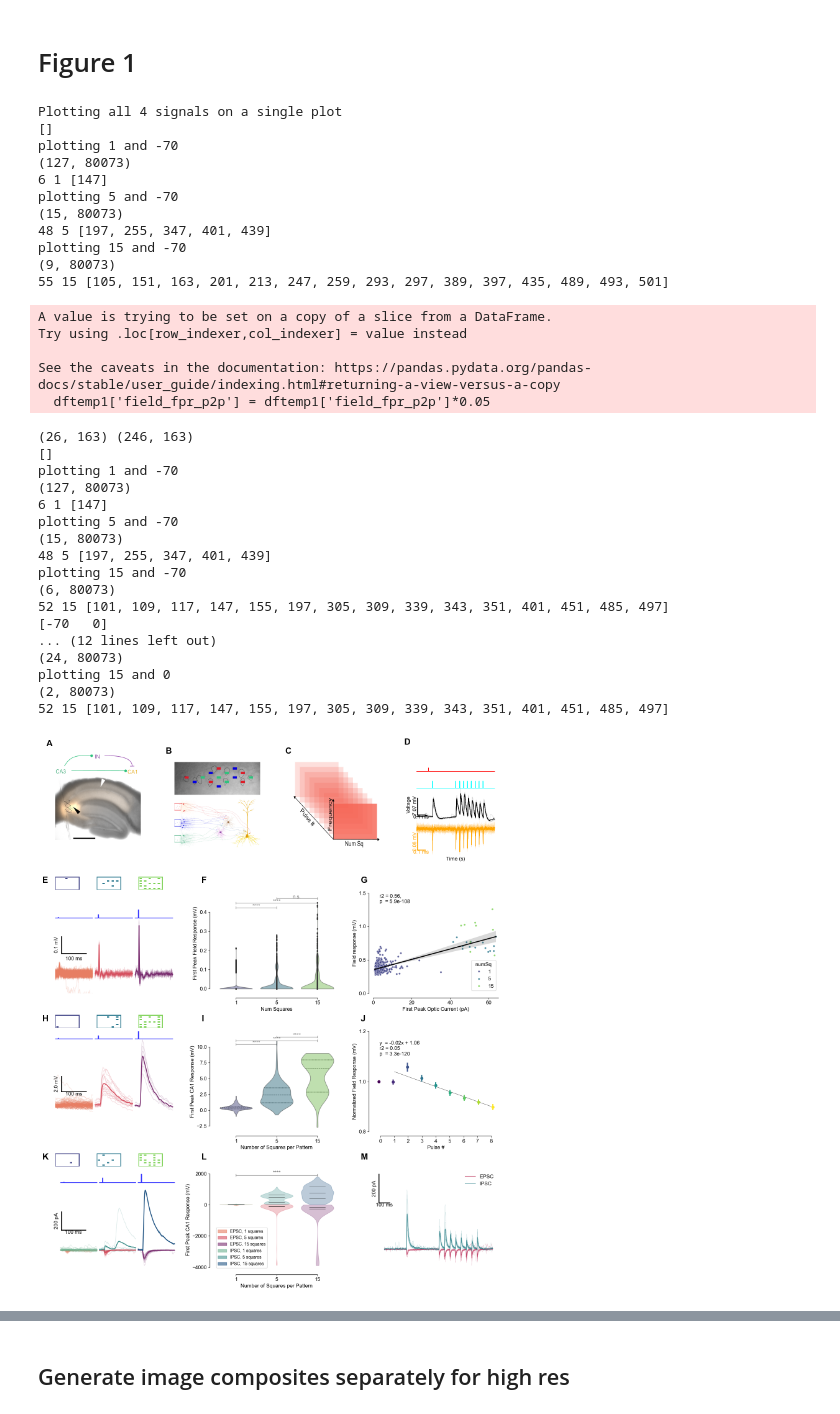
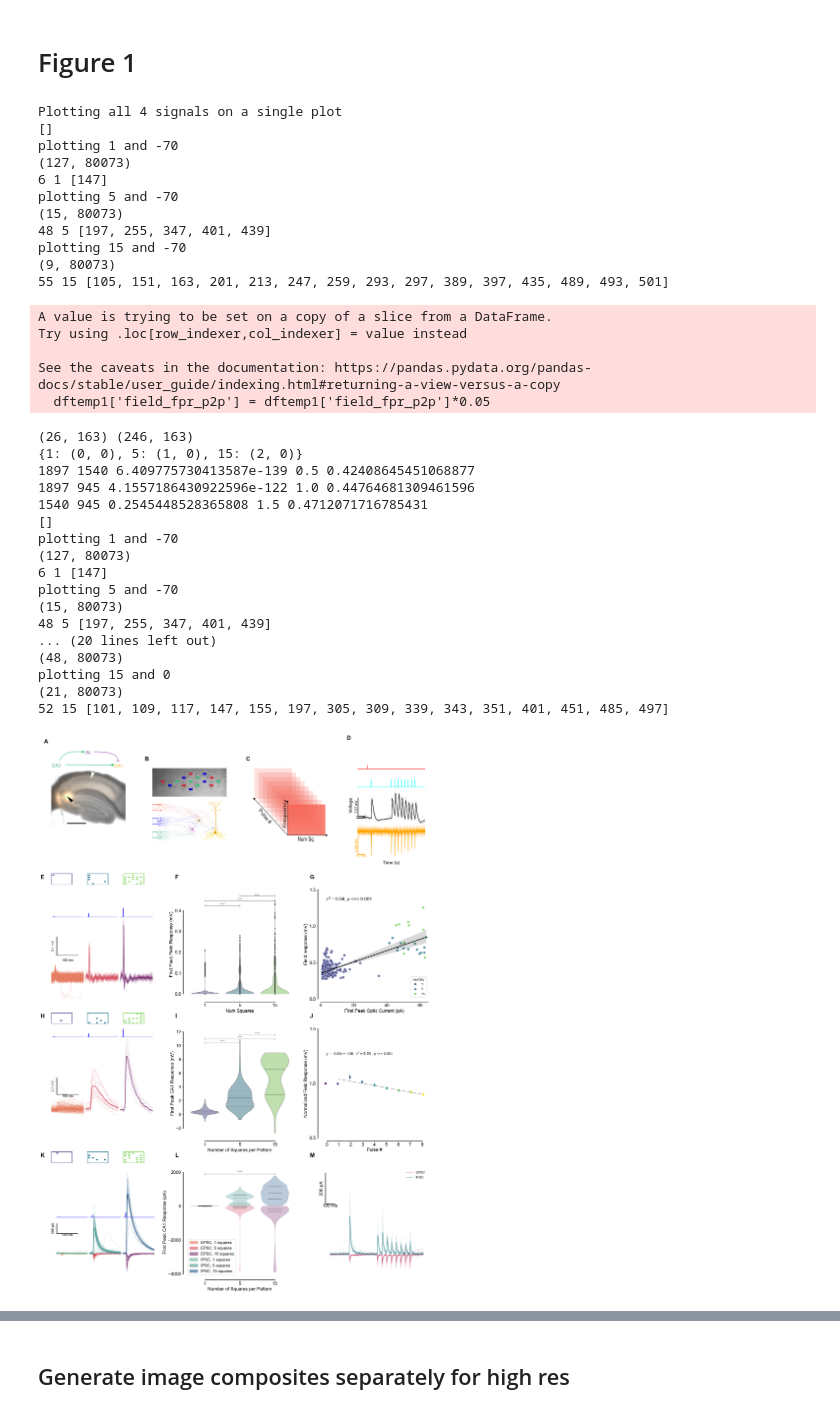
Before and after one commit to AdityaAsopa/Analysis, a Jupyter notebook: Figure1.ipynb, the cells around one changed output, grey strips where cells are left out. Saved outputs shown, nothing was run; the diff lists cells and outputs as text; code cells hidden in the pictures.

Commit message:
paper figures biorxiv

```diff
--- a/Figure1.ipynb
+++ b/Figure1.ipynb
@@ -184,7 +184,7 @@ del cc_FS_longdf_slice, vc_FS_longdf_slice
 # Figure 1 initialization
 plt.close('all')
 # aspect ratio of the figure = 1
-w, h = [15,18]
+w, h = [19,27]
 mosaic = '''
             AAABBBCCCDDD
             EEEEFFFFGGGG
@@ -300,13 +300,13 @@ sns.despine(ax=ax1f, top=True, right=True, left=False, bottom=False, offset=10,
 ax1g.text(-0.1, 1.1, 'G', transform=ax1g.transAxes, size=20, weight='bold')
 dftemp = xc_all_shortdf[ (xc_all_shortdf['cellID']==3161) ]
 # # add scatterplot on ax1f
-sns.scatterplot(data=dftemp, x="cell_fpr_max", y="field_fpr_p2p", hue='numSq', palette=color_squares, ax=ax1g, alpha=0.8, s=20, legend=True)
+sns.scatterplot(data=dftemp, x="cell_fpr_max", y="field_fpr_p2p", hue='numSq', palette=color_squares, ax=ax1g, alpha=0.8, s=75, legend=True)
 # add regression line to the scatterplot
 sns.regplot(data=dftemp, x="cell_fpr_max", y="field_fpr_p2p", ax=ax1g, scatter=False, color='black', ci=95)
 # calculate the correlation coefficient
 resultsCA3 = linregress(dftemp["cell_fpr_max"], dftemp["field_fpr_p2p"])
 # add r2 and p value to the plot as text annotation
-ax1g.text(0.05, 0.9, f"r2 = {resultsCA3.rvalue**2:.2f}, \np  = {resultsCA3.pvalue:.2}", transform=ax1g.transAxes, fontsize=12)
+ax1g.text(0.05, 0.9, fr"$r^2$ = {resultsCA3.rvalue**2:.2f}, p <<< 0.001", transform=ax1g.transAxes, fontsize=16)
 ax1g.set_xlabel('First Peak Optic Current (pA)')
 ax1g.set_ylabel('Field response (mV)')
 # despine
@@ -374,16 +374,30 @@ dftemp = dftemp.dropna(subset=['peaks_field_norm', 'pulse_index'])
 sns.pointplot(data=dftemp, x='pulse_index', y='peaks_field_norm', hue='pulse_index', markersize=5, palette='viridis', dodge=True, ax=ax1j, errorbar=('ci', 95), zorder=3)
 
 # # remove 0th pulse data for the regression to avoide the bias
-dftemp = dftemp[dftemp['pulse_index']!=0]
-results = linregress(dftemp['pulse_index'], dftemp['peaks_field_norm'])
+dftemp1 = dftemp[dftemp['pulse_index']!=0]
+results = linregress(dftemp1['pulse_index'], dftemp1['peaks_field_norm'])
 # # add r2 and p value to the plot as text annotation
-ax1j.text(0.05, 0.76, f"y  = {results.slope:.2f}x + {results.intercept:.2f} \nr2 = {results.rvalue**2:.2f} \np  = {results.pvalue:.2}", transform=ax1j.transAxes, fontsize=12)
+ax1j.text(0.05, 0.76, fr"y  = {results.slope:.2f}x + {results.intercept:.2f},  $r^2 = {results.rvalue**2:.2f}$ , p <<< 0.001", transform=ax1j.transAxes, fontsize=12)
+
+# try an exponential decay function
+# def exp_decay(x, a, tau):
+#     return a*np.exp(-x/tau)
+
+# dftemp2 = dftemp[dftemp['pulse_index']>1]
+# popt, pcov = curve_fit(exp_decay, dftemp2['pulse_index'], dftemp2['peaks_field_norm'], )
+# # exponent fit plot
+# x = np.linspace(2, 8, 20)
+# y = exp_decay(x, *popt)
+# ax1j.plot(x, y, color='blue', linestyle='-', linewidth=0.5)
+# # # add r2 and p value to the plot as text annotation
+# ax1j.text(0.05, 0.68, fr"y  = {popt[0]:.2f}e$^{{-x/{popt[1]:.2f}}}$, $r^2 = {results.rvalue**2:.2f}$ , p  = {results.pvalue:.2}", transform=ax1j.transAxes, fontsize=12) # result was a=1.1, tau = 1/37.3
+
 # # set labels
 ax1j.set_ylabel('Normalized Field Response (mV)')
 ax1j.set_xlabel('Pulse #')
 ax1j.plot([1,8], [results.intercept + results.slope, results.intercept + results.slope*8], color='black', linestyle='-', linewidth=0.5)
-ax1j.set_ylim([0.8,1.2])
-ax1j.set_yticks([0.8,1.0,1.2])
+ax1j.set_ylim([0.5,1.5])
+ax1j.set_yticks([0.5,1.0,1.5])
 ax1j.legend([],[], frameon=False)
 # # despine
 sns.despine(ax=ax1j, top=True, right=True, left=False, bottom=False, offset=10, trim=True)
@@ -393,7 +407,8 @@ sns.despine(ax=ax1j, top=True, right=True, left=False, bottom=False, offset=10,
 ax1k.text(-0.1, 1.1, 'K', transform=ax1k.transAxes, size=20, weight='bold')
 # ax1k.set_xlim([0, 0.5])
 # ax1k.set_ylim([-400,1200])
-dftemp = xc_FS_longdf_slice[(xc_FS_longdf_slice['cellID']==6201)]
+importlib.reload(plot_tools)
+dftemp = xc_FS_longdf_slice[(xc_FS_longdf_slice['cellID'].isin([6201, 1621]))]
 print( dftemp['clampPotential'].unique())
 ax1k, ax1j_insets = plot_tools.draw_pulse_response_snippets(dftemp, ax1k, patterns=range(55), palette=color_squares_EI, between='clampPotential', hue='numSq',stim_offset=750, stim_scale=200, grid_size=11)
 # set ticks
@@ -437,9 +452,9 @@ for clamp in [-70,0]:
         vp.set_edgecolor('black')
         vp.set_linewidth(0.5)
 
-ax1l.set_ylabel('First Peak CA1 Response (mV)')
+ax1l.set_ylabel('First Peak CA1 Response (pA)')
 ax1l.set_xlabel('Number of Squares per Pattern')
-ax1l.legend(*zip(*labels), loc='lower left', bbox_to_anchor=(0,0), frameon=True, ncols=1, fontsize=10)
+ax1l.legend(*zip(*labels), loc='lower left', bbox_to_anchor=(0,0), frameon=True, ncols=1, fontsize=14)
 # remove top and right spines
 ax1l.spines['top'].set_visible(False)
 ax1l.spines['right'].set_visible(False)
@@ -472,15 +487,15 @@ sns.despine(ax=ax1m, left=True, right=True, top=True, bottom=True)
 # remove ticks
 ax1m.set_xticks([])
 ax1m.set_yticks([])
-plot_tools.add_floating_scalebar(ax1m, scalebar_origin=[0.0,0.8], xlength=0.1, ylength=200, labelx='100', labely='200', unitx='ms', unity='pA', fontsize=12, color='black', linewidth=2, pad=0.02, show_labels=True)
+plot_tools.add_floating_scalebar(ax1m, scalebar_origin=[0.0,0.8], xlength=0.1, ylength=200, labelx='100', labely='200', unitx='ms', unity='pA', fontsize=16, color='black', linewidth=2, pad=0.02, show_labels=True)
 # # -----------------------------------------------------------------------------------------------------------------------------------------------------------------------
 for ax in [ax1a, ax1b, ax1c, ax1d, ax1e, ax1f, ax1g, ax1h, ax1i, ax1j, ax1k, ax1l, ax1m]:
     for item in ([ax.title, ax.xaxis.label, ax.yaxis.label] + ax.get_xticklabels() + ax.get_yticklabels()):
-        item.set_fontsize(12)
+        item.set_fontsize(16)
 
 for ax in [ax1a, ax1b, ax1c, ax1d, ax1e, ax1f, ax1g, ax1h, ax1i, ax1j, ax1k, ax1l, ax1m]:
     for axis in ['top','bottom','left','right']:
-        ax.spines[axis].set_linewidth(1)
+        ax.spines[axis].set_linewidth(2)
 
 # # -----------------------------------------------------------------------------------------------------------------------------------------------------------------------
 # tight layout
@@ -488,39 +503,39 @@ plt.tight_layout()
 # # save figure
 figure_name = 'Figure1'
 fig1.savefig(paper_figure_export_location /  (figure_name + '.png'), dpi=300, bbox_inches='tight')
 fig1.savefig(paper_figure_export_location /  (figure_name + '.svg'), dpi=300, bbox_inches='tight')
 # %% [output]
 Plotting all 4 signals on a single plot
 []
 plotting 1 and -70
 (127, 80073)
 6 1 [147]
 plotting 5 and -70
 (15, 80073)
 48 5 [197, 255, 347, 401, 439]
 plotting 15 and -70
 (9, 80073)
 55 15 [105, 151, 163, 201, 213, 247, 259, 293, 297, 389, 397, 435, 489, 493, 501]
 A value is trying to be set on a copy of a slice from a DataFrame.
 Try using .loc[row_indexer,col_indexer] = value instead
 
 See the caveats in the documentation: https://pandas.pydata.org/pandas-docs/stable/user_guide/indexing.html#returning-a-view-versus-a-copy
   dftemp1['field_fpr_p2p'] = dftemp1['field_fpr_p2p']*0.05
 (26, 163) (246, 163)
+{1: (0, 0), 5: (1, 0), 15: (2, 0)}
+1897 1540 6.409775730413587e-139 0.5 0.42408645451068877
+1897 945 4.1557186430922596e-122 1.0 0.44764681309461596
+1540 945 0.2545448528365808 1.5 0.4712071716785431
 []
 plotting 1 and -70
 (127, 80073)
 6 1 [147]
 plotting 5 and -70
 (15, 80073)
 48 5 [197, 255, 347, 401, 439]
-plotting 15 and -70
-(6, 80073)
+... (20 lines left out)
+(48, 80073)
+plotting 15 and 0
+(21, 80073)
 52 15 [101, 109, 117, 147, 155, 197, 305, 309, 339, 343, 351, 401, 451, 485, 497]
-[-70   0]
-... (12 lines left out)
-(24, 80073)
-plotting 15 and 0
-(2, 80073)
-52 15 [101, 109, 117, 147, 155, 197, 305, 309, 339, 343, 351, 401, 451, 485, 497]
-[figure, old version]
+[figure, new version]
```
Also changed, not shown: parts of 1 cell of this notebook, 15 other files.
